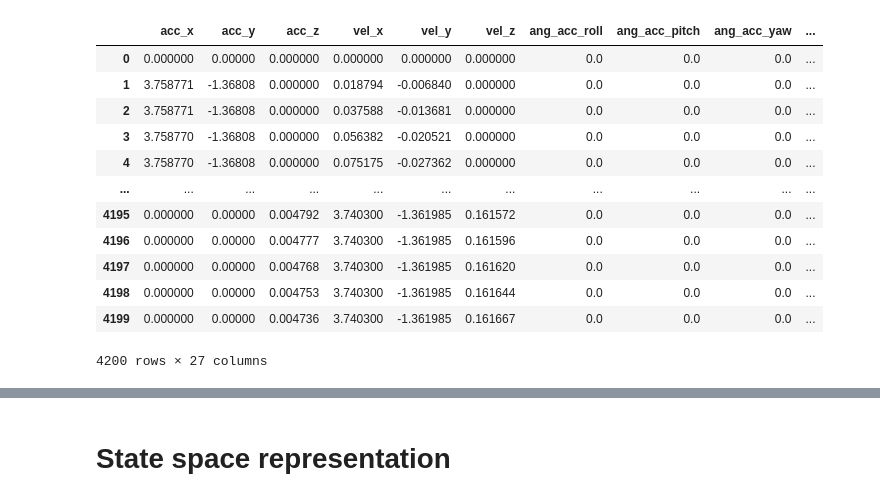
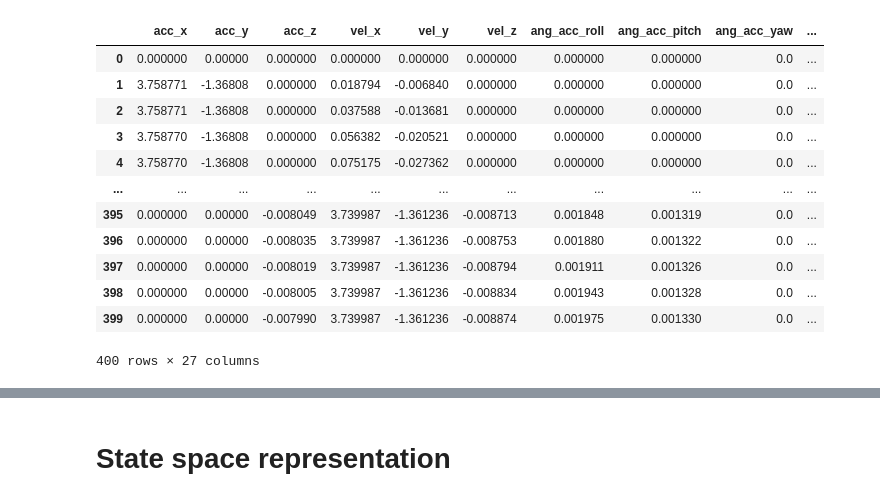
Before and after one commit to frederikt0ft/ROTV-modeling-and-control, a Jupyter notebook: Control/Control_Development.ipynb, the cells around one changed output, grey strips where cells are left out. Saved outputs shown, nothing was run; the diff lists cells and outputs as text; code cells hidden in the pictures.

```diff
--- a/Control/Control_Development.ipynb
+++ b/Control/Control_Development.ipynb
@@ -1,24 +1,24 @@
 # %%
 import pandas as pd
 import numpy as np
 import matplotlib.pyplot as plt
 np.set_printoptions(formatter={'float': lambda x: "{0:0.3f}".format(x)})
-df = pd.read_csv("C:/Users/frede/OneDrive/Dokumenter/6_semester/Bachelor/github/frederikt0ft-ROTV-modeling-and-control/simulations/Simulation_data_1.csv")
+df = pd.read_csv("Simulation_data.csv")
 display(df)
 # %% [output]
 |  | acc_x | acc_y | acc_z | vel_x | vel_y | vel_z | ang_acc_roll | ang_acc_pitch | ang_acc_yaw | ... |
-| 0 | 0.000000 | 0.00000 | 0.000000 | 0.000000 | 0.000000 | 0.000000 | 0.0 | 0.0 | 0.0 | ... |
-| 1 | 3.758771 | -1.36808 | 0.000000 | 0.018794 | -0.006840 | 0.000000 | 0.0 | 0.0 | 0.0 | ... |
-| 2 | 3.758771 | -1.36808 | 0.000000 | 0.037588 | -0.013681 | 0.000000 | 0.0 | 0.0 | 0.0 | ... |
-| 3 | 3.758770 | -1.36808 | 0.000000 | 0.056382 | -0.020521 | 0.000000 | 0.0 | 0.0 | 0.0 | ... |
-| 4 | 3.758770 | -1.36808 | 0.000000 | 0.075175 | -0.027362 | 0.000000 | 0.0 | 0.0 | 0.0 | ... |
+| 0 | 0.000000 | 0.00000 | 0.000000 | 0.000000 | 0.000000 | 0.000000 | 0.000000 | 0.000000 | 0.0 | ... |
+| 1 | 3.758771 | -1.36808 | 0.000000 | 0.018794 | -0.006840 | 0.000000 | 0.000000 | 0.000000 | 0.0 | ... |
+| 2 | 3.758771 | -1.36808 | 0.000000 | 0.037588 | -0.013681 | 0.000000 | 0.000000 | 0.000000 | 0.0 | ... |
+| 3 | 3.758770 | -1.36808 | 0.000000 | 0.056382 | -0.020521 | 0.000000 | 0.000000 | 0.000000 | 0.0 | ... |
+| 4 | 3.758770 | -1.36808 | 0.000000 | 0.075175 | -0.027362 | 0.000000 | 0.000000 | 0.000000 | 0.0 | ... |
 | ... | ... | ... | ... | ... | ... | ... | ... | ... | ... | ... |
-| 4195 | 0.000000 | 0.00000 | 0.004792 | 3.740300 | -1.361985 | 0.161572 | 0.0 | 0.0 | 0.0 | ... |
-| 4196 | 0.000000 | 0.00000 | 0.004777 | 3.740300 | -1.361985 | 0.161596 | 0.0 | 0.0 | 0.0 | ... |
-| 4197 | 0.000000 | 0.00000 | 0.004768 | 3.740300 | -1.361985 | 0.161620 | 0.0 | 0.0 | 0.0 | ... |
-| 4198 | 0.000000 | 0.00000 | 0.004753 | 3.740300 | -1.361985 | 0.161644 | 0.0 | 0.0 | 0.0 | ... |
-| 4199 | 0.000000 | 0.00000 | 0.004736 | 3.740300 | -1.361985 | 0.161667 | 0.0 | 0.0 | 0.0 | ... |
+| 395 | 0.000000 | 0.00000 | -0.008049 | 3.739987 | -1.361236 | -0.008713 | 0.001848 | 0.001319 | 0.0 | ... |
+| 396 | 0.000000 | 0.00000 | -0.008035 | 3.739987 | -1.361236 | -0.008753 | 0.001880 | 0.001322 | 0.0 | ... |
+| 397 | 0.000000 | 0.00000 | -0.008019 | 3.739987 | -1.361236 | -0.008794 | 0.001911 | 0.001326 | 0.0 | ... |
+| 398 | 0.000000 | 0.00000 | -0.008005 | 3.739987 | -1.361236 | -0.008834 | 0.001943 | 0.001328 | 0.0 | ... |
+| 399 | 0.000000 | 0.00000 | -0.007990 | 3.739987 | -1.361236 | -0.008874 | 0.001975 | 0.001330 | 0.0 | ... |
-4200 rows × 27 columns
+400 rows × 27 columns
 # %%
 plt.plot(df["u1"])
 # %% [output]
```
Also changed, not shown: parts of 1 cell of this notebook, 8 other files.
